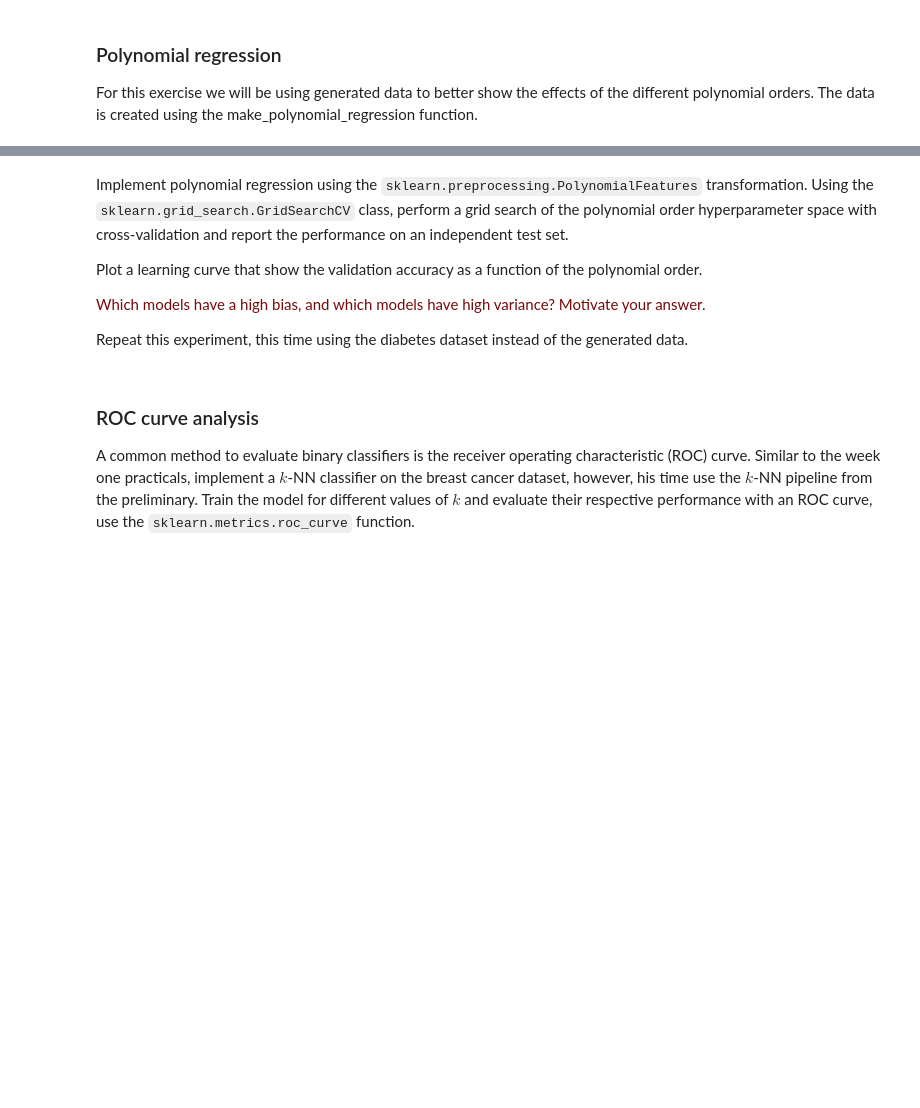
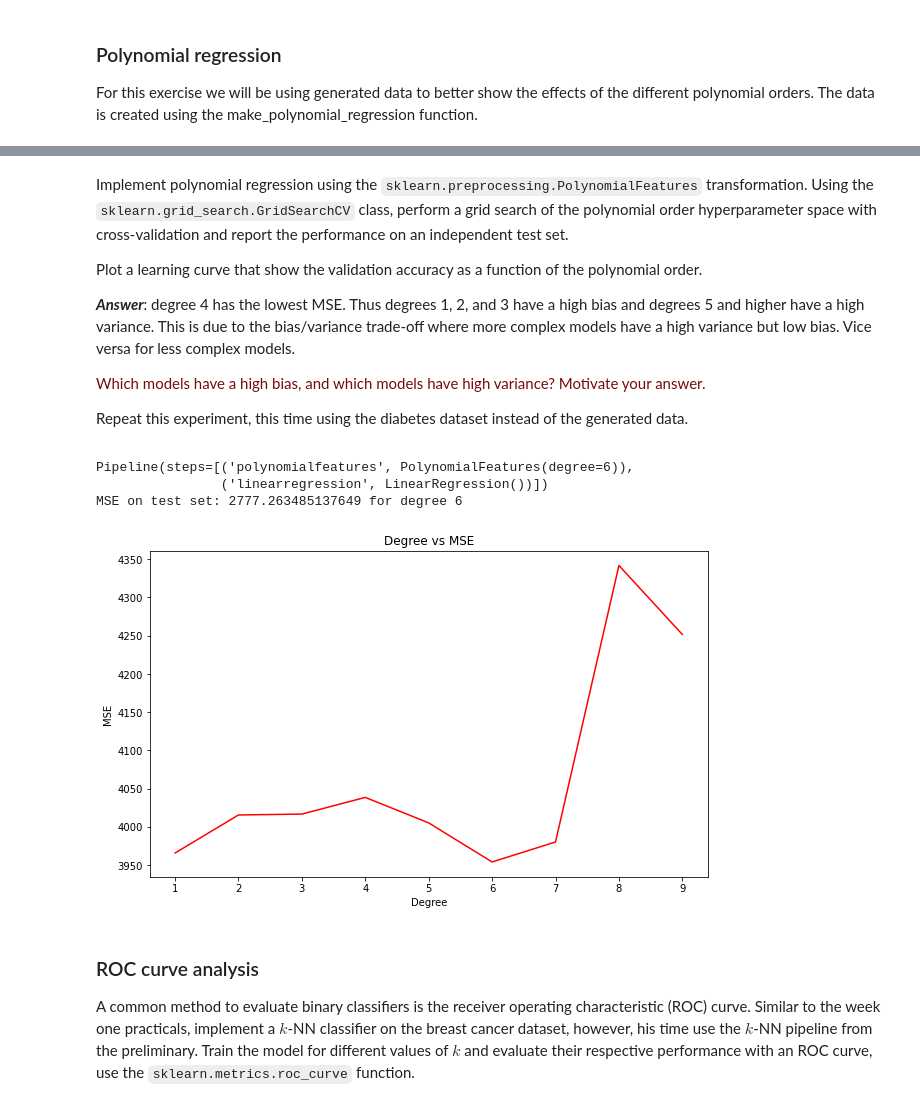
Before and after one commit to langestefan/8dm50-machine-learning, a Jupyter notebook: practicals/week_2.ipynb, the cells around one changed output, grey strips where cells are left out. Drawn from its saved outputs; the diff is of its cells as text; code cells hidden in the pictures; blank space fills up the shorter version.

```diff
--- a/practicals/week_2.ipynb
+++ b/practicals/week_2.ipynb
@@ -207,9 +220,63 @@ Implement polynomial regression using the `sklearn.preprocessing.PolynomialFeatu
 
 Plot a learning curve that show the validation accuracy as a function of the polynomial order.
 
+***Answer***: degree 4 has the lowest MSE. Thus degrees 1, 2, and 3 have a high bias and degrees 5 and higher have a high variance. This is due to the bias/variance trade-off where more complex models have a high variance but low bias. Vice versa for less complex models.
+
 <p><font color='#770a0a'>Which models have a high bias, and which models have high variance? Motivate your answer.</font><p>
 
 Repeat this experiment, this time using the diabetes dataset instead of the generated data.
+# %%
+## With diabetes dataset
+
+# use only one feature
+X = diabetes.data[:, np.newaxis, 2]
+y = diabetes.target
+
+# split the data into training/testing sets
+X_train = X[:-20]
+X_test = X[-20:]
+
+# split the targets into training/testing sets
+y_train = y[:-20]
+y_test = y[-20:]
+
+from sklearn.preprocessing import PolynomialFeatures
+from sklearn.model_selection import GridSearchCV
+from sklearn.pipeline import make_pipeline
+from sklearn.linear_model import LinearRegression
+
+# create a pipeline
+model = make_pipeline(PolynomialFeatures(degree=1), LinearRegression())
+
+# define the parameter values that should be searched
+param_grid = {'polynomialfeatures__degree': np.arange(1, 10)}
+
+# instantiate the grid
+grid = GridSearchCV(model, param_grid, cv=5, scoring='neg_mean_squared_error')
+
+# fit the grid with data
+grid.fit(X_train, y_train)
+
+# view the best parameters
+print(grid.best_estimator_)
+best_degree = grid.best_estimator_.named_steps["polynomialfeatures"].degree
+mse_test = -1*grid.score(X_test, y_test)
+
+# fit on testing data
+print(f'MSE on test set: {mse_test} for degree {best_degree}')
+
+# plot degree vs MSE
+plt.figure(figsize=(10, 6))
+plt.plot(param_grid['polynomialfeatures__degree'], -1*grid.cv_results_['mean_test_score'], 'r-')
+plt.title('Degree vs MSE')
+plt.xlabel('Degree')
+plt.ylabel('MSE')
+plt.show()
+# %% [output]
+Pipeline(steps=[('polynomialfeatures', PolynomialFeatures(degree=6)),
+                ('linearregression', LinearRegression())])
+MSE on test set: 2777.263485137649 for degree 6
+[figure, added]
 # %% [markdown]
 ### ROC curve analysis
 A common method to evaluate binary classifiers is the receiver operating characteristic (ROC) curve. Similar to the week one practicals, implement a $k$-NN classifier on the breast cancer dataset, however, his time use the $k$-NN pipeline from the preliminary. Train the model for different values of $k$ and evaluate their respective performance with an ROC curve, use the `sklearn.metrics.roc_curve` function.
```
Also changed, not shown: parts of 2 cells of this notebook.
